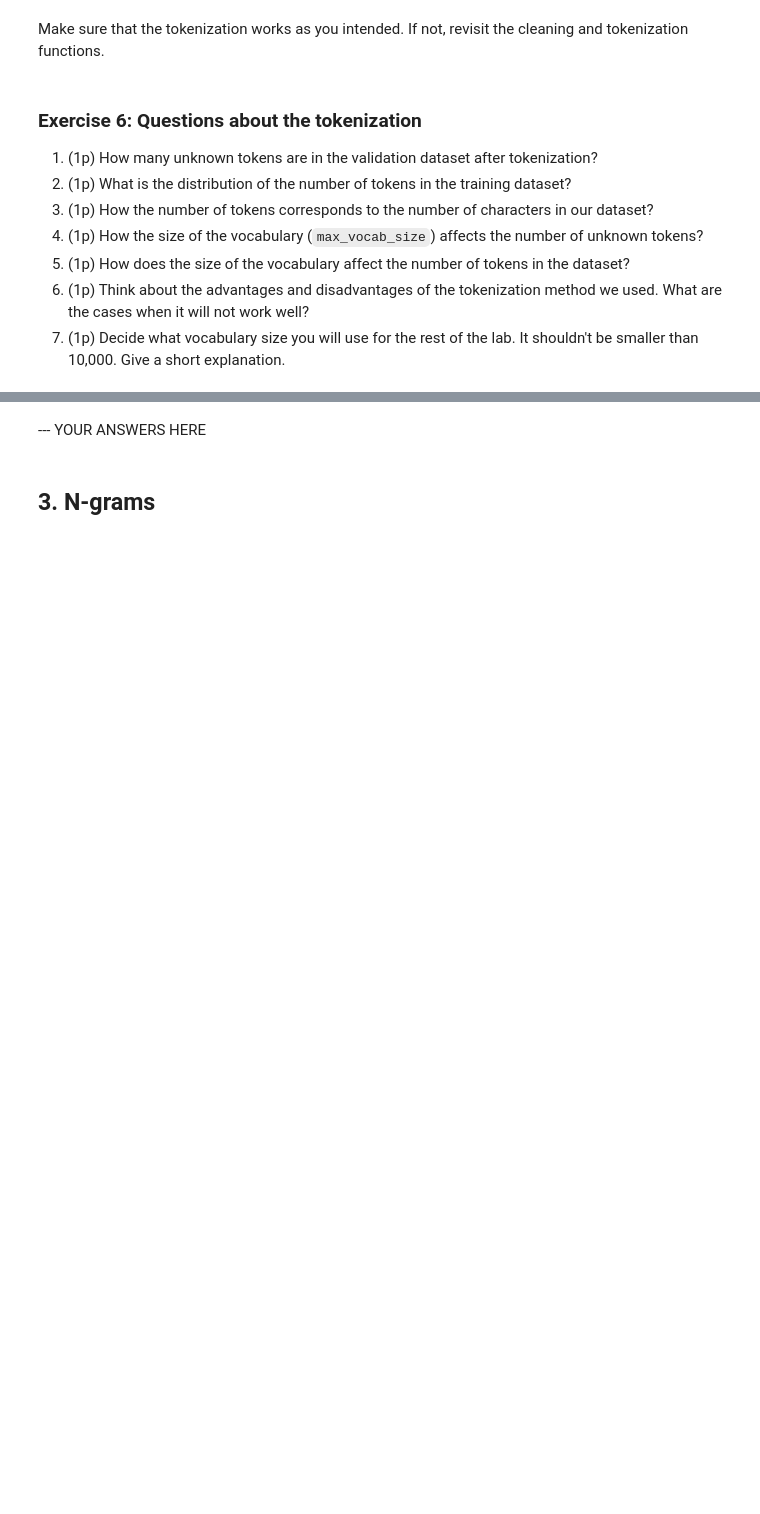
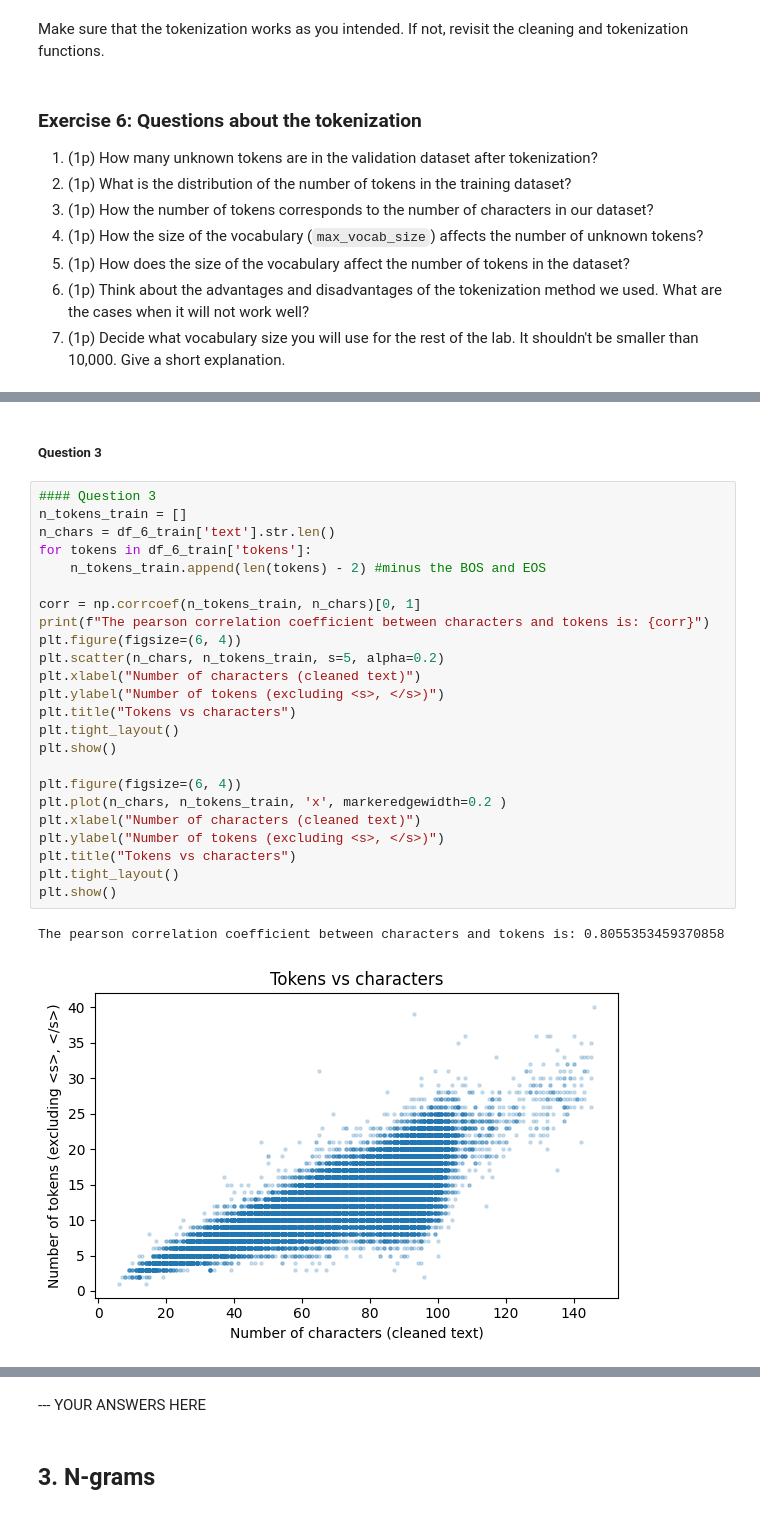
Before and after one commit to OmericoN/NLP_Labs1_Group18, a Jupyter notebook: Lab_1_Omer.ipynb, the cells around one changed output, grey strips where cells are left out. Cells and saved outputs as stored; diff of their text form; blank space fills up the shorter version.

```diff
--- a/Lab_1_Omer.ipynb
+++ b/Lab_1_Omer.ipynb
@@ -701,0 +725,29 @@ Make sure that the tokenization works as you intended. If not, revisit the clean
+# %% [markdown]
+##### Question 3
+# %%
+#### Question 3
+n_tokens_train = []
+n_chars = df_6_train['text'].str.len()
+for tokens in df_6_train['tokens']:
+    n_tokens_train.append(len(tokens) - 2) #minus the BOS and EOS
+
+corr = np.corrcoef(n_tokens_train, n_chars)[0, 1]
+print(f"The pearson correlation coefficient between characters and tokens is: {corr}")
+plt.figure(figsize=(6, 4))
+plt.scatter(n_chars, n_tokens_train, s=5, alpha=0.2)
+plt.xlabel("Number of characters (cleaned text)")
+plt.ylabel("Number of tokens (excluding <s>, </s>)")
+plt.title("Tokens vs characters")
+plt.tight_layout()
+plt.show()
+
+plt.figure(figsize=(6, 4))
+plt.plot(n_chars, n_tokens_train, 'x', markeredgewidth=0.2 )
+plt.xlabel("Number of characters (cleaned text)")
+plt.ylabel("Number of tokens (excluding <s>, </s>)")
+plt.title("Tokens vs characters")
+plt.tight_layout()
+plt.show()
+# %% [output]
+The pearson correlation coefficient between characters and tokens is: 0.8055353459370858
+[figure, added]
```
Also changed, not shown: parts of 13 cells of this notebook.
